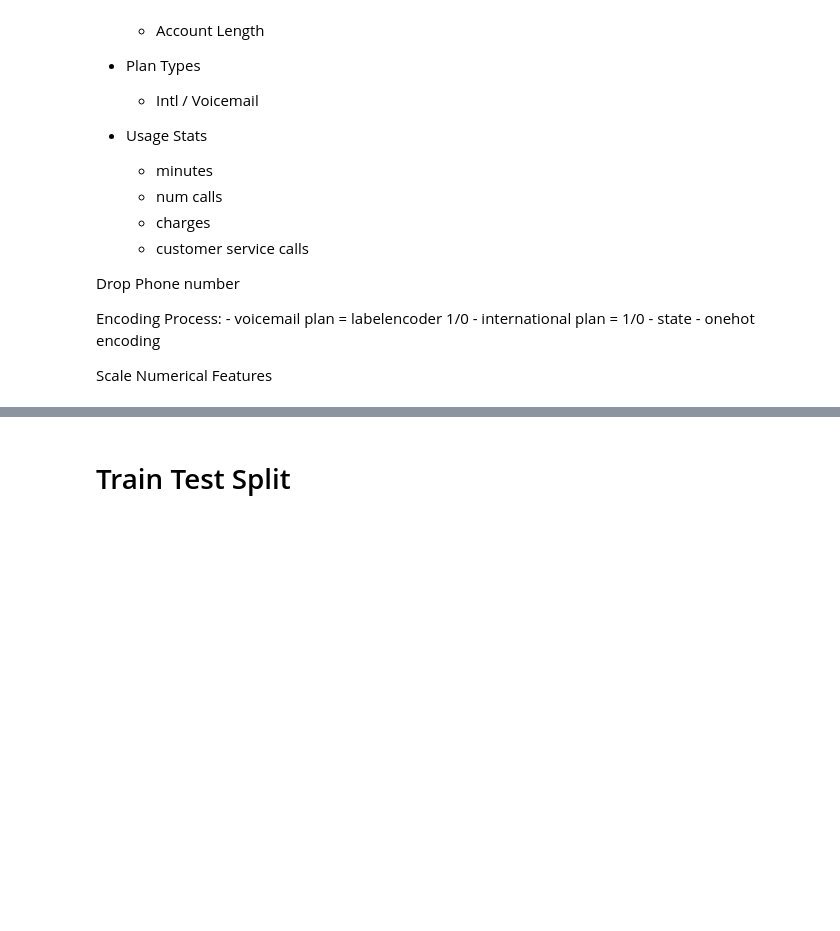
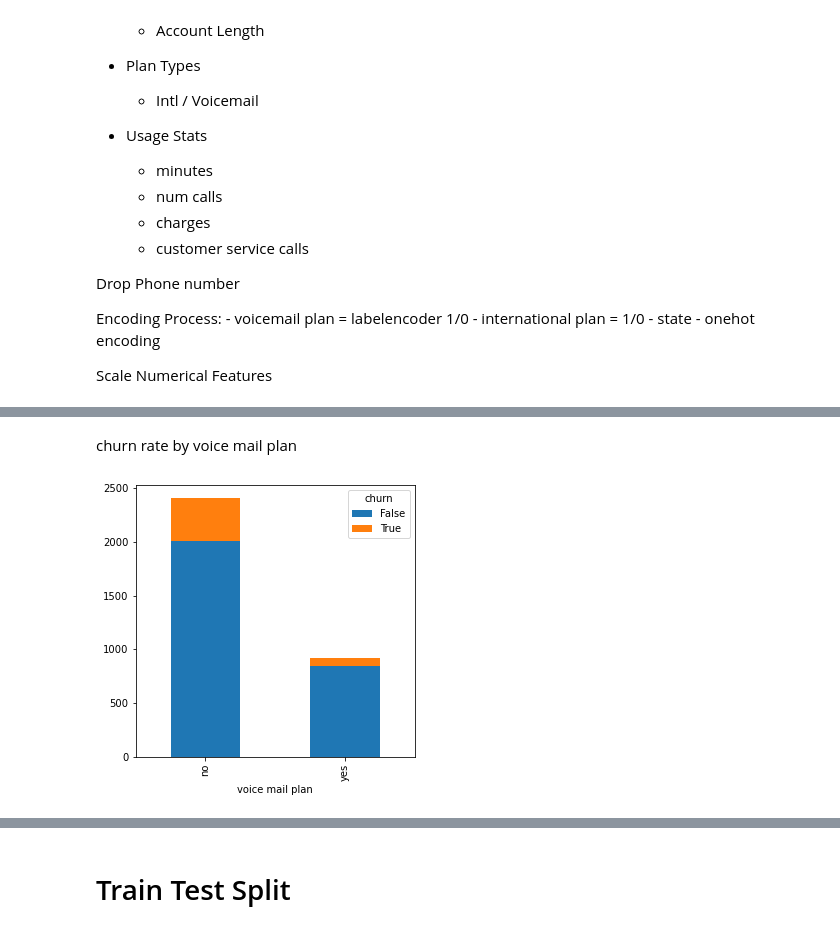
Before and after one commit to ThomasHChapman/P3-Classifer, a Jupyter notebook: WorkingNbs/WorkingNB.ipynb, the cells around one changed output, grey strips where cells are left out. Saved outputs shown, nothing was run; the diff lists cells and outputs as text; code cells hidden in the pictures; blank space fills up the shorter version.

```diff
--- a/WorkingNbs/WorkingNB.ipynb
+++ b/WorkingNbs/WorkingNB.ipynb
@@ -91,0 +110,6 @@ df.drop('phone number', axis=1, inplace=True)
+# %% [markdown]
+churn rate by voice mail plan
+# %%
+df.groupby(["voice mail plan", "churn"]).size().unstack().plot(kind='bar', stacked=True, figsize=(5,5));
+# %% [output]
+[figure, added]
```
Also changed, not shown: parts of 62 cells of this notebook.
